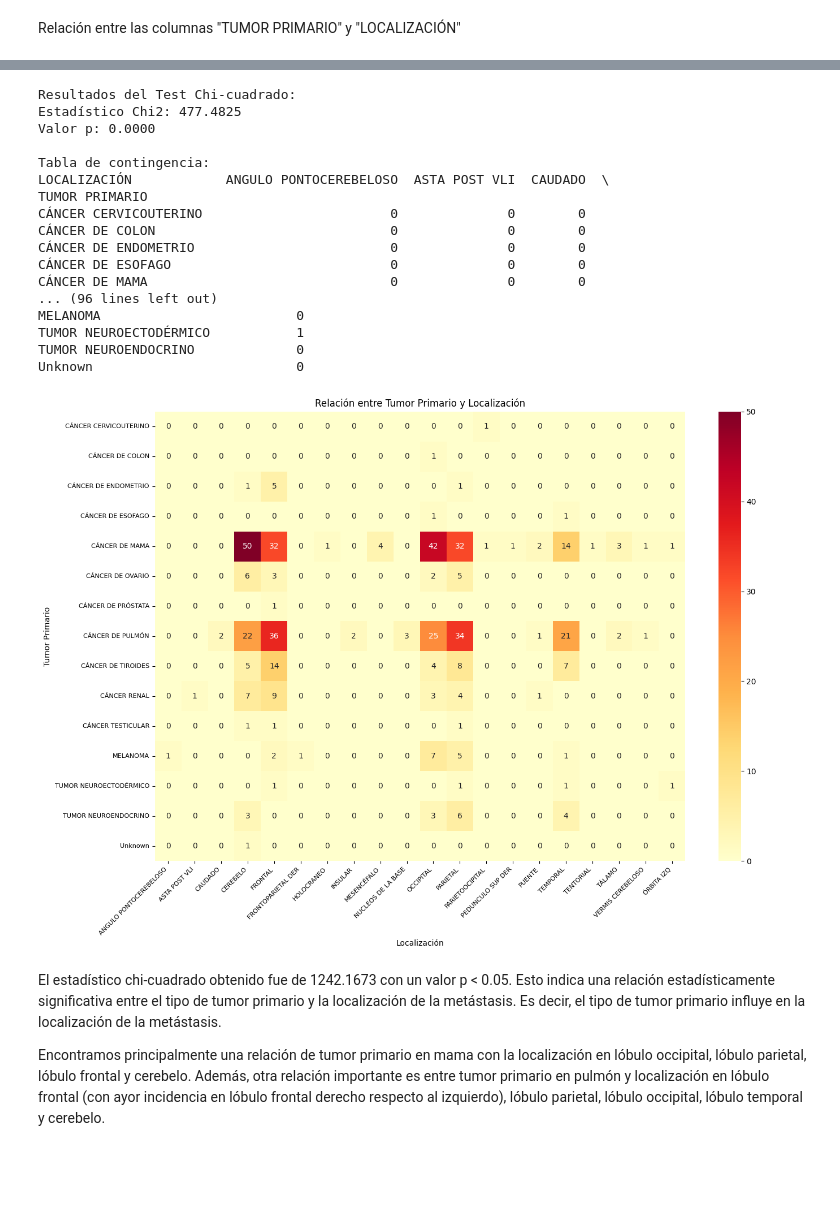
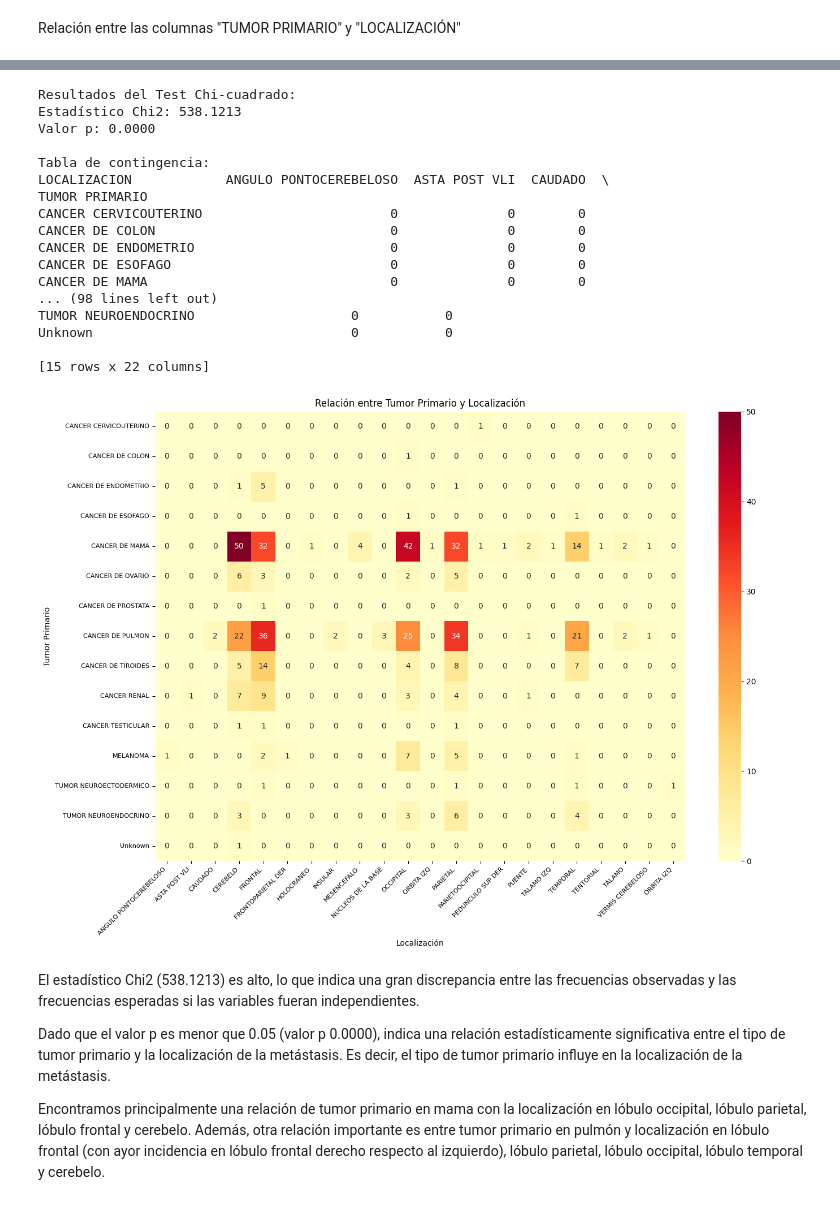
Before and after one commit to AngelTroncoso/TratamientoOncologico, a Jupyter notebook: Análisis_METS_OPS.ipynb, the cells around one changed output, grey strips where cells are left out. Cells and saved outputs as stored; diff of their text form; code cells hidden in the pictures; blank space fills up the shorter version.

```diff
--- a/Análisis_METS_OPS.ipynb
+++ b/Análisis_METS_OPS.ipynb
@@ -9,3 +16,3 @@ import matplotlib.pyplot as plt
 # %%
 # Cargar dataset
-df = pd.read_csv('/content/base-de-datos-mets-opt.csv', encoding='latin-1')
+df = pd.read_csv('/content/drive/MyDrive/base-de-datos-mets-opt_cleaned.csv', encoding='latin-1')
@@ -49,9 +49,0 @@ Primero, para un próximo análisis de tipo A/B testing, nos aseguraremos de que
-# %%
-# Asegurarse de que los IDs en la columna 'EXPEDIENTE' sean únicos
-# Si existen duplicados, añadir un sufijo para hacerlos únicos
-df['EXPEDIENTE'] = df['EXPEDIENTE'].astype(str)  # Convertir a string para su manipulación
-df['EXPEDIENTE'] = df.groupby('EXPEDIENTE').cumcount().astype(str) + '_' + df['EXPEDIENTE']
-
-# Verificar cambios
-print('Updated EXPEDIENTE column with unique IDs:')
-print(df['EXPEDIENTE'].head())
@@ -291,47 +147,49 @@ df_cleaned['LOCALIZACIÓN'] = df_cleaned['LOCALIZACIÓN'].replace({
 # %%
 # Crear tabla de contingencia
-contingency_table = pd.crosstab(df_cleaned['TUMOR PRIMARIO'], df_cleaned['LOCALIZACIÓN'])
+contingency_table = pd.crosstab(df['TUMOR PRIMARIO'], df['LOCALIZACION'])
 
 # Realizar prueba chi-cuadrado
 chi2, p_value, dof, expected = stats.chi2_contingency(contingency_table)
 
 print('\nResultados del Test Chi-cuadrado:')
 print(f'Estadístico Chi2: {chi2:.4f}')
 print(f'Valor p: {p_value:.4f}')
 print('\nTabla de contingencia:')
 print(contingency_table)
 
 # Crear un heatmap
 plt.figure(figsize=(14, 10))
 sns.heatmap(contingency_table, annot=True, cmap='YlOrRd', fmt='d')
 plt.title('Relación entre Tumor Primario y Localización')
 plt.xlabel('Localización')
 plt.ylabel('Tumor Primario')
 plt.xticks(rotation=45, ha='right', fontsize=8)
 plt.yticks(rotation=0, fontsize=8)
 plt.tight_layout()
 plt.show()
 # %% [output]
 Resultados del Test Chi-cuadrado:
-Estadístico Chi2: 477.4825
+Estadístico Chi2: 538.1213
 Valor p: 0.0000
 
 Tabla de contingencia:
-LOCALIZACIÓN            ANGULO PONTOCEREBELOSO  ASTA POST VLI  CAUDADO  \
+LOCALIZACION            ANGULO PONTOCEREBELOSO  ASTA POST VLI  CAUDADO  \
 TUMOR PRIMARIO
-CÁNCER CERVICOUTERINO                        0              0        0
-CÁNCER DE COLON                              0              0        0
-CÁNCER DE ENDOMETRIO                         0              0        0
-CÁNCER DE ESOFAGO                            0              0        0
-CÁNCER DE MAMA                               0              0        0
-... (96 lines left out)
-MELANOMA                         0
-TUMOR NEUROECTODÉRMICO           1
-TUMOR NEUROENDOCRINO             0
-Unknown                          0
+CANCER CERVICOUTERINO                        0              0        0
+CANCER DE COLON                              0              0        0
+CANCER DE ENDOMETRIO                         0              0        0
+CANCER DE ESOFAGO                            0              0        0
+CANCER DE MAMA                               0              0        0
+... (98 lines left out)
+TUMOR NEUROENDOCRINO                    0           0
+Unknown                                 0           0
+
+[15 rows x 22 columns]
-[figure, old version]
+[figure, new version]
 # %% [markdown]
-El estadístico chi-cuadrado obtenido fue de 1242.1673 con un valor p < 0.05. Esto indica una relación estadísticamente significativa entre el tipo de tumor primario y la localización de la metástasis. Es decir, el tipo de tumor primario influye en la localización de la metástasis.
+El estadístico Chi2 (538.1213) es alto, lo que indica una gran discrepancia entre las frecuencias observadas y las frecuencias esperadas si las variables fueran independientes.
+
+Dado que el valor p es menor que 0.05 (valor p 0.0000), indica una relación estadísticamente significativa entre el tipo de tumor primario y la localización de la metástasis. Es decir, el tipo de tumor primario influye en la localización de la metástasis.
 
 Encontramos principalmente una relación de tumor primario en mama con la localización en lóbulo occipital, lóbulo parietal, lóbulo frontal y cerebelo.
 Además, otra relación importante es entre tumor primario en pulmón y localización en lóbulo frontal (con ayor incidencia en lóbulo frontal derecho respecto al izquierdo), lóbulo parietal, lóbulo occipital, lóbulo temporal y cerebelo.
```
Also changed, not shown: parts of 28 cells of this notebook.
